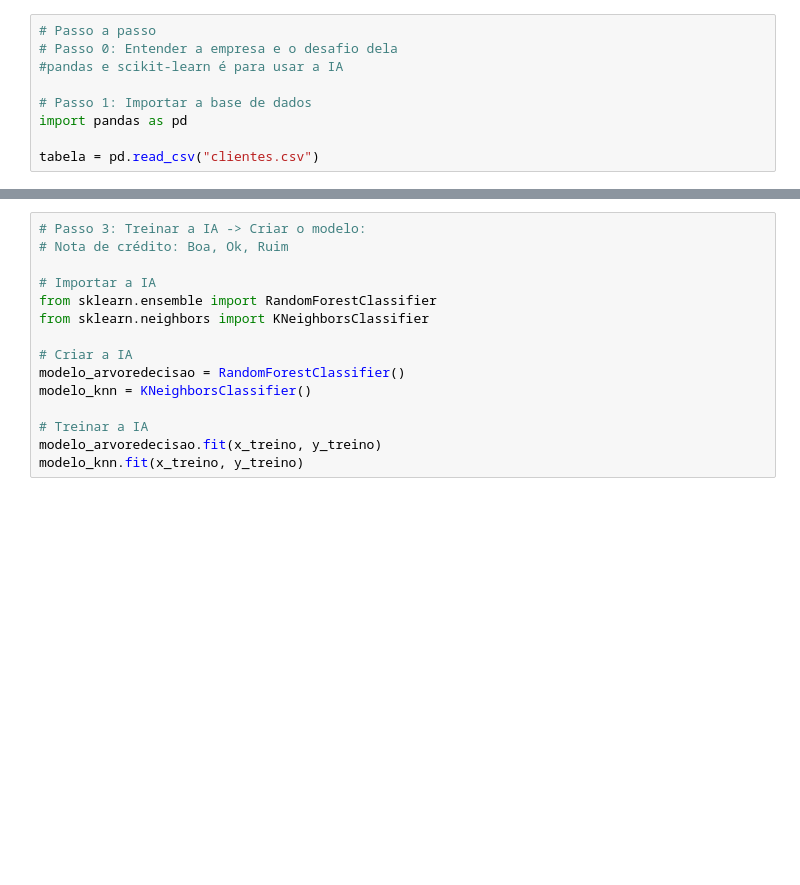
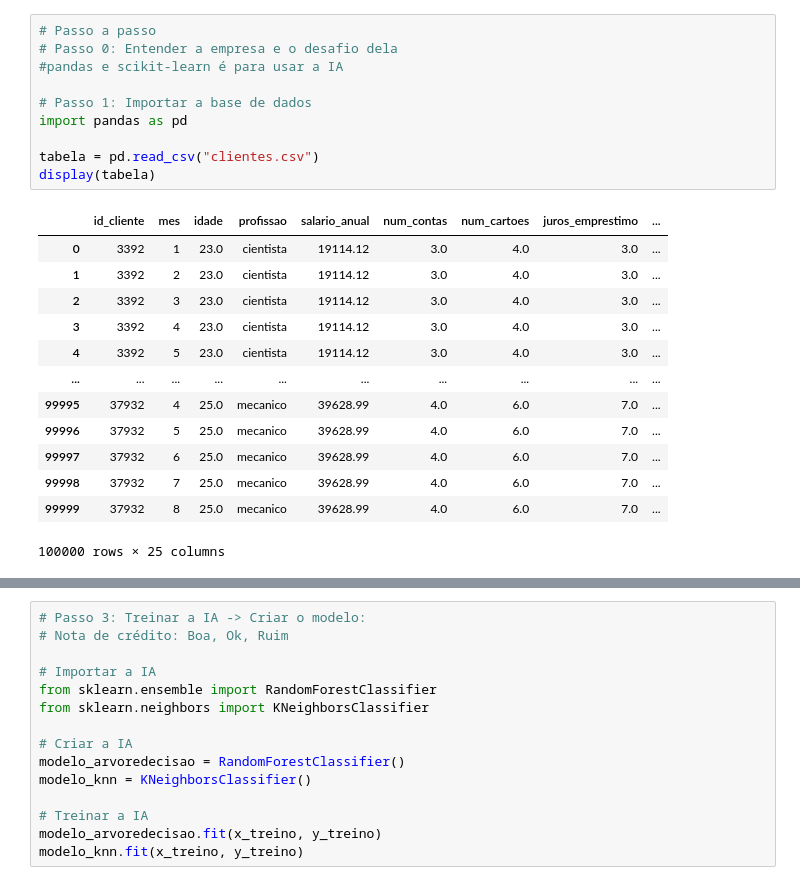
Before and after one commit to MatosRicardo/PrevisoescomIA, a Jupyter notebook: inicial.ipynb, the cells around one changed output, grey strips where cells are left out. Cells and saved outputs as stored; diff of their text form; blank space fills up the shorter version.

```diff
--- a/inicial.ipynb
+++ b/inicial.ipynb
@@ -1,11 +1,26 @@
 # %%
 # Passo a passo
 # Passo 0: Entender a empresa e o desafio dela
 #pandas e scikit-learn é para usar a IA
 
 # Passo 1: Importar a base de dados
 import pandas as pd
 
 tabela = pd.read_csv("clientes.csv")
+display(tabela)
+# %% [output]
+|  | id_cliente | mes | idade | profissao | salario_anual | num_contas | num_cartoes | juros_emprestimo | ... |
+| 0 | 3392 | 1 | 23.0 | cientista | 19114.12 | 3.0 | 4.0 | 3.0 | ... |
+| 1 | 3392 | 2 | 23.0 | cientista | 19114.12 | 3.0 | 4.0 | 3.0 | ... |
+| 2 | 3392 | 3 | 23.0 | cientista | 19114.12 | 3.0 | 4.0 | 3.0 | ... |
+| 3 | 3392 | 4 | 23.0 | cientista | 19114.12 | 3.0 | 4.0 | 3.0 | ... |
+| 4 | 3392 | 5 | 23.0 | cientista | 19114.12 | 3.0 | 4.0 | 3.0 | ... |
+| ... | ... | ... | ... | ... | ... | ... | ... | ... | ... |
+| 99995 | 37932 | 4 | 25.0 | mecanico | 39628.99 | 4.0 | 6.0 | 7.0 | ... |
+| 99996 | 37932 | 5 | 25.0 | mecanico | 39628.99 | 4.0 | 6.0 | 7.0 | ... |
+| 99997 | 37932 | 6 | 25.0 | mecanico | 39628.99 | 4.0 | 6.0 | 7.0 | ... |
+| 99998 | 37932 | 7 | 25.0 | mecanico | 39628.99 | 4.0 | 6.0 | 7.0 | ... |
+| 99999 | 37932 | 8 | 25.0 | mecanico | 39628.99 | 4.0 | 6.0 | 7.0 | ... |
+100000 rows × 25 columns
 # %%
 # Passo 2: Preparar a base de dados para a IA
```
Also changed, not shown: parts of 3 cells of this notebook, 1 other file.
